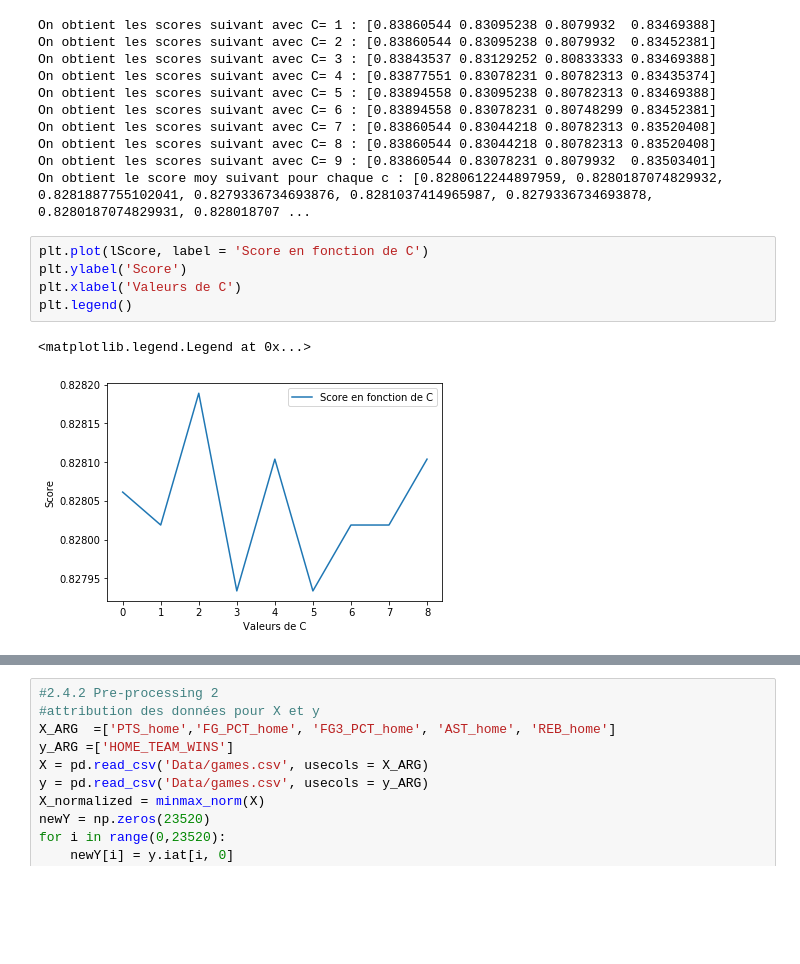
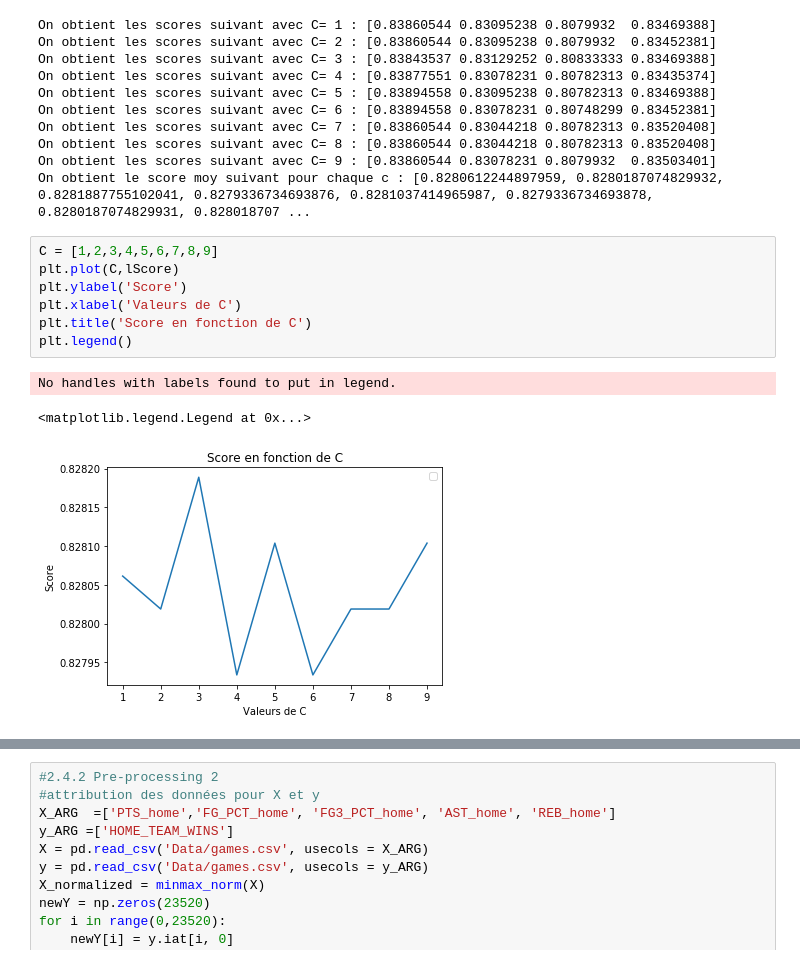
Before and after one commit to atn99/Projet_AA, a Jupyter notebook: Projet NBA.ipynb, the cells around one changed output, grey strips where cells are left out. Cells and saved outputs as stored; diff of their text form; blank space fills up the shorter version.

```diff
--- a/Projet NBA.ipynb
+++ b/Projet NBA.ipynb
@@ -311,13 +311,16 @@ On obtient les scores suivant avec C= 8 : [0.83860544 0.83044218 0.80782313 0.83
 On obtient les scores suivant avec C= 9 : [0.83860544 0.83078231 0.8079932  0.83503401]
 On obtient le score moy suivant pour chaque c : [0.8280612244897959, 0.8280187074829932, 0.8281887755102041, 0.8279336734693876, 0.8281037414965987, 0.8279336734693878, 0.8280187074829931, 0.828018707 ...
 # %%
-plt.plot(lScore, label = 'Score en fonction de C')
+C = [1,2,3,4,5,6,7,8,9]
+plt.plot(C,lScore)
 plt.ylabel('Score')
 plt.xlabel('Valeurs de C')
+plt.title('Score en fonction de C')
 plt.legend()
 # %% [output]
-<matplotlib.legend.Legend at 0x...>
+No handles with labels found to put in legend.
+<matplotlib.legend.Legend at 0x...>
-[figure, old version]
+[figure, new version]
 # %%
 #En deuxième, on utilise la fonction fit, on regarde la différence avec la cross validation
 #générer un entrainement set adéquat.
```
Also changed, not shown: parts of 3 cells of this notebook.
